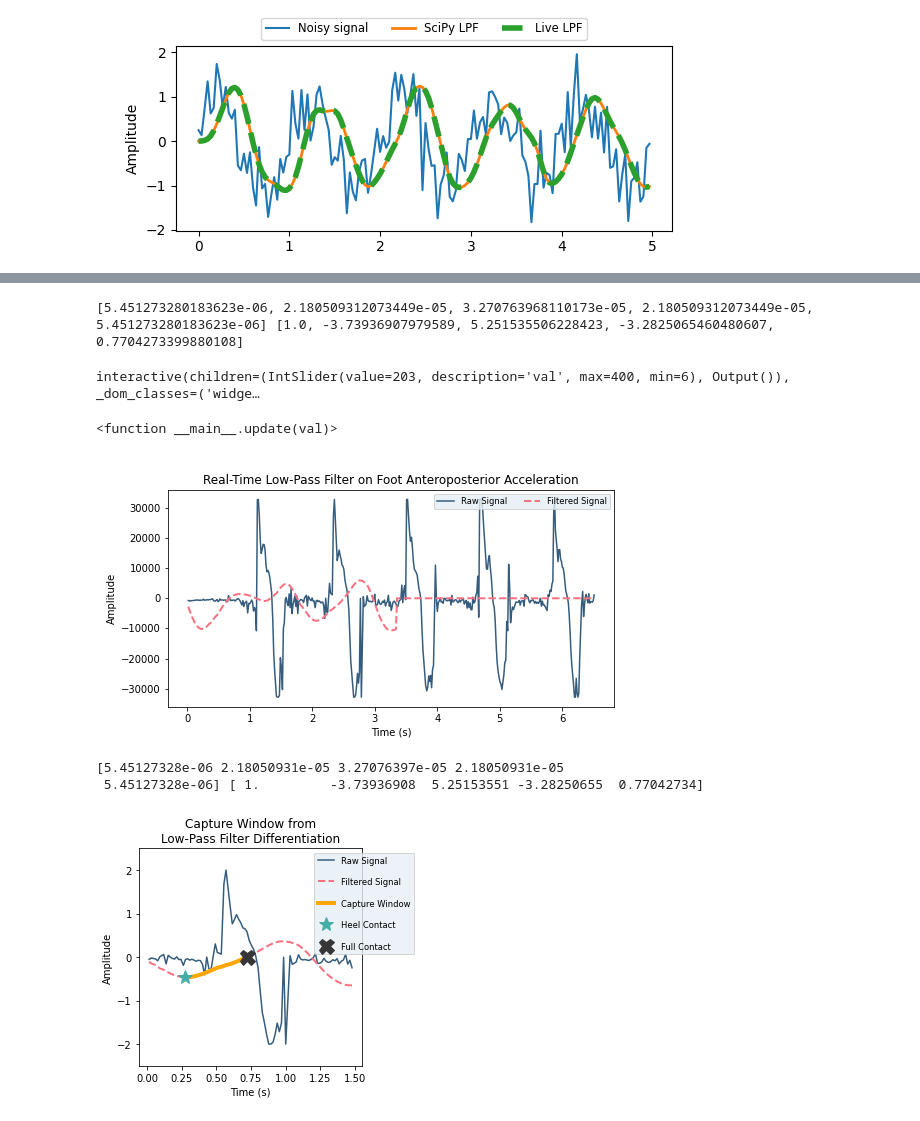
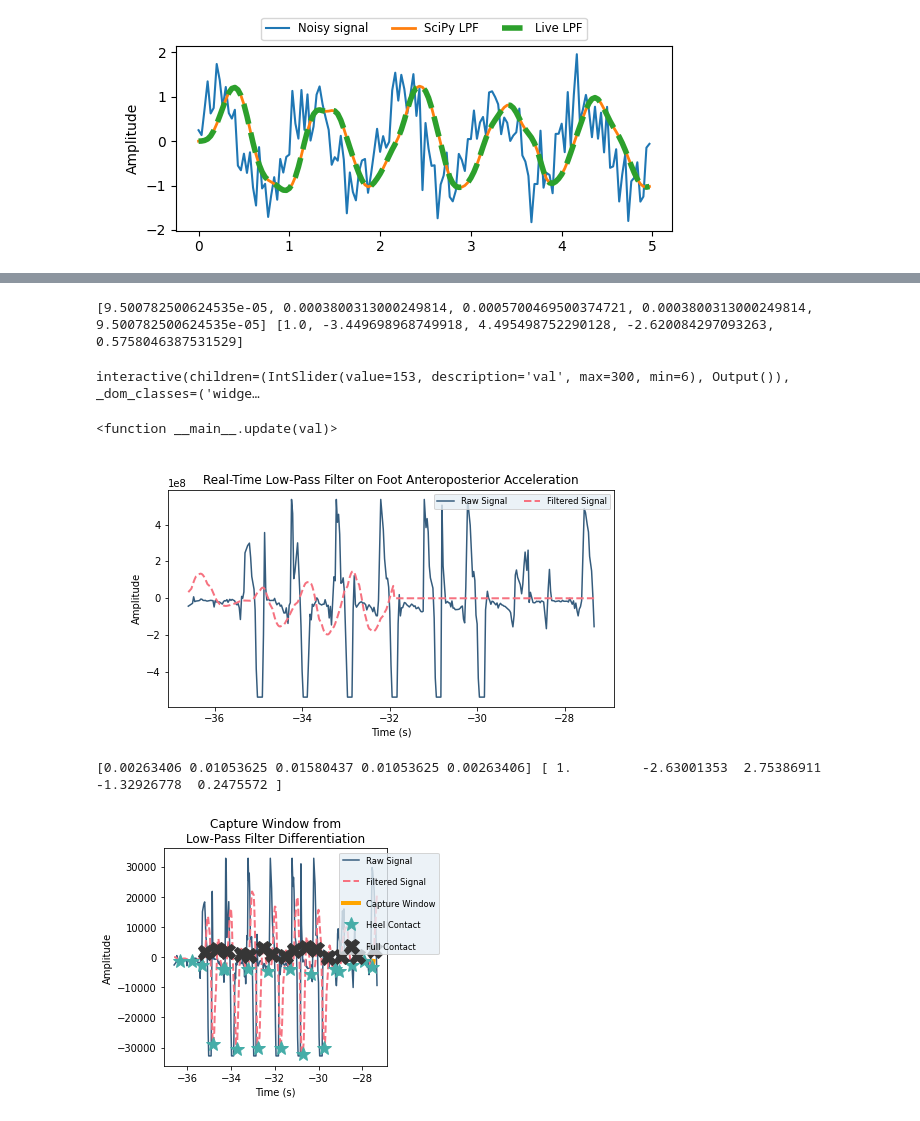
Before and after one commit to andersontruong/GroundSight, a Jupyter notebook: Python/livefilter.ipynb, the cells around one changed output, grey strips where cells are left out. Drawn from its saved outputs; the diff is of its cells as text; code cells hidden in the pictures.

```diff
--- a/Python/livefilter.ipynb
+++ b/Python/livefilter.ipynb
@@ -68,7 +68,7 @@ Text(0, 0.5, 'Amplitude')
 
 # Real IMU data
 data_str = []
-with open('data.txt', 'r') as f:
+with open('raw.txt', 'r') as f:
     data_str = [line.rstrip('\n').split(',') for line in f.readlines()]
 
 data_split = list(zip(*data_str))
@@ -102,12 +102,12 @@ plt.plot(range(len(y_raw)), y_raw)
 # %%
 %matplotlib inline
 # 2510, 2600 for window 2400, 2800 for 5 steps
-sl_start = 2400
-sl_end = 2800
+sl_start = 0
+sl_end = 300
 sl = slice(sl_start, sl_end) # 1200, 3100
 ts_slice = (ts[sl] - ts[sl_start - 1] )/ 1.0e6
 y_raw_slice = y_raw[sl] * 16384
 print(len(y_raw_slice))
 plt.plot(ts_slice, y_raw_slice)
-print(list(y_raw_slice))
+#print(list(y_raw_slice))
 # %% [output]
@@ -152,14 +152,14 @@ def update(val):
 fig.savefig('lpf_sample.png', facecolor=fig.get_facecolor(), transparent=True)
 interact(update, val=(6, len(y_raw_slice), 1))
 # %% [output]
-[5.451273280183623e-06, 2.180509312073449e-05, 3.270763968110173e-05, 2.180509312073449e-05, 5.451273280183623e-06] [1.0, -3.73936907979589, 5.251535506228423, -3.2825065460480607, 0.7704273399880108]
+[9.500782500624535e-05, 0.0003800313000249814, 0.0005700469500374721, 0.0003800313000249814, 9.500782500624535e-05] [1.0, -3.449698968749918, 4.495498752290128, -2.620084297093263, 0.5758046387531529]
-interactive(children=(IntSlider(value=203, description='val', max=400, min=6), Output()), _dom_classes=('widge…
+interactive(children=(IntSlider(value=153, description='val', max=300, min=6), Output()), _dom_classes=('widge…
 <function __main__.update(val)>
-[figure, old version]
+[figure, new version]
 # %%
 %matplotlib inline
 # Low pass filter with 2 Hz cutoff
-b, a = signal.iirfilter(4, Wn=1, fs=freq, btype='low', ftype='butter')
+b, a = signal.iirfilter(4, Wn=2.5, fs=freq, btype='low', ftype='butter')
 
 print(b, a)
 
@@ -186,37 +186,36 @@ for i in range(len(y_live_lpf[sl][:-1])):
 raise_ts = []
 raise_ys = []
 raise_index = 0
 
 for i in range(len(y_live_lpf[sl][1:])):
     if y_live_lpf[sl][i] >= 0 and y_live_lpf[sl][i-1] < 0:
         raise_ts.append(ts_slice[i])
         raise_ys.append(y_live_lpf[sl][i])
         raise_index = i
 
 
 # Plot figure
 fig, ax = plt.subplots(1, figsize=(4, 4))
 ax.plot(ts_slice, y_raw[sl], label='Raw Signal', color='#355C7D')
 #plt.plot(ts_slice, y_scipy_lpf, lw=2, label='SciPy LPF')
 ax.plot(ts_slice, y_live_lpf[sl], lw=2, ls='dashed', color='#F67280', label='Filtered Signal')
 ax.plot(ts_slice[contact_index:raise_index], y_live_lpf[sl][contact_index:raise_index], lw=4, label='Capture Window', color='#ffa600')
 ax.plot(contact_ts, contact_ys, '*', ms=15, color='#45ADA8', label='Heel Contact')
 ax.plot(raise_ts, raise_ys, 'X', ms=15, color='#363636', label='Full Contact')
 
-ax.set_ylim(-2.5, 2.5)
+#ax.set_ylim(-2.5, 2.5)
 ax.set_facecolor('white')
 #grad, = ax.plot(ts_slice, slope, lw=2, ls='dashed', label='Gradient')
 plt.legend(loc='upper right', bbox_to_anchor=(1.25, 1), fontsize='smaller', facecolor='#E7EFF5', labelspacing=1.5)
 #plt.plot([2], [1], 'o')
 plt.title('Capture Window from\nLow-Pass Filter Differentiation')
 plt.xlabel('Time (s)')
 plt.ylabel('Amplitude')
 
 fig.savefig('lpf_window_sample.png', facecolor=fig.get_facecolor(), transparent=True, bbox_inches='tight')
 # %% [output]
-[5.45127328e-06 2.18050931e-05 3.27076397e-05 2.18050931e-05
- 5.45127328e-06] [ 1.         -3.73936908  5.25153551 -3.28250655  0.77042734]
+[0.00263406 0.01053625 0.01580437 0.01053625 0.00263406] [ 1.         -2.63001353  2.75386911 -1.32926778  0.2475572 ]
-[figure, old version]
+[figure, new version]
 # %%
 data = [0, 0, 0, 0, 0, 0, 0, 0, 0, 0, 0, 0, 0, 0, 0, 0, 0, 0, 0, 0, 0, 0, 0, 0, 0, 0, 0, 0, 0, 0, 0, 0, 0, 0, 0, 0, 0, 0, 0, 0, 0, 0, 0, 0, 0, 0, 0, 0, 0, 0, 0, 0, 0, 0, 0, 0, 0, 0, 0, 0, 0, 0, 0, 0, 0, 0, 0, 0, 0, 0, 0, 0, 0, 0, 0, 0, 0, 0, 0, 0, 0, 0, 0, 0, 0, 0, 0, 0, 0, 0, 0, 0, 0, 0, 0, 0, 0, 0, 0, 0, 0, 0, 0, 0, 0, 0, 0, 0, 0, 0, 0, 0, 0, 0, 0, 0, 0, 0, -10211, 0, 0, 0, 0, 0, 0, 0, 0, 0, 0, 0, 0, 0, 0, 0, 0, 0, 0, 0, 0, 0, 0, 0, 0, 0, 0, 0, 0, 0, 0, 0, 0, 0, 0, 0, 0, 0, 0, 0, 0, 0, 0, 0, 0, 0, 0, 0, 0, 0, 0, 0, 0, 0, 0, 0, 0, 0, 0, 0, 0, 0, 0, 0, 0, 0, 0, 0, 0, 0, 0, 0, 0, 0, -13299, 0, 0, 0, 0, 0, 0, 0, 0, 0, 0, 0, 0, 0, 0, 0, 0, 0, 0, 0, 0, 0, 0, 0, 0, 0, 0, 0, 0, 0, 0, 0, 0, 0, 0, 0, 0, 0, 0, 0, 0, 0, 0, 0, 0, 0, 0, 0, 0, 0, 0, 0, 0, 0, 0, 0, 0, 0, 0, 0, 0, 0, 0, 0, 0, 0, 0, 0, 0, 0, -12301, 0, 0, 0, 0, 0, 0, 0, 0, 0, 0, 0, 0, 0, 0, 0, 0, 0, 0, 0, 0, 0, 0, 0, 0, 0, 0, 0, 0, 0, 0, 0, 0, 0, 0, 0, 0, 0, 0, 0, 0, 0, 0, 0, 0, 0, 0, 0, 0, 0, 0, 0, 0, 0, 0, 0, 0, 0, 0, 0, 0, 0, 0, 0, 0, 0, 0, 0, 0, -13186, 0, 0, 0, 0, 0, 0, 0, 0, 0, 0, 0, 0, 0, 0, 0, 0, 0, 0, 0, 0, 0, 0, 0, 0, 0, 0, 0, 0, 0, 0, 0, 0, 0, 0, 0, 0, 0, 0, 0, 0, 0, 0, 0, 0, 0, 0, 0, 0, 0, 0, 0, 0, 0, 0, 0, 0, 0, 0, 0, 0, 0, 0, 0, 0, 0, 0, 0, 0]
 fig, ax = plt.subplots(1, figsize=(8, 4))
```
Also changed, not shown: parts of 5 cells of this notebook, 8 other files.
